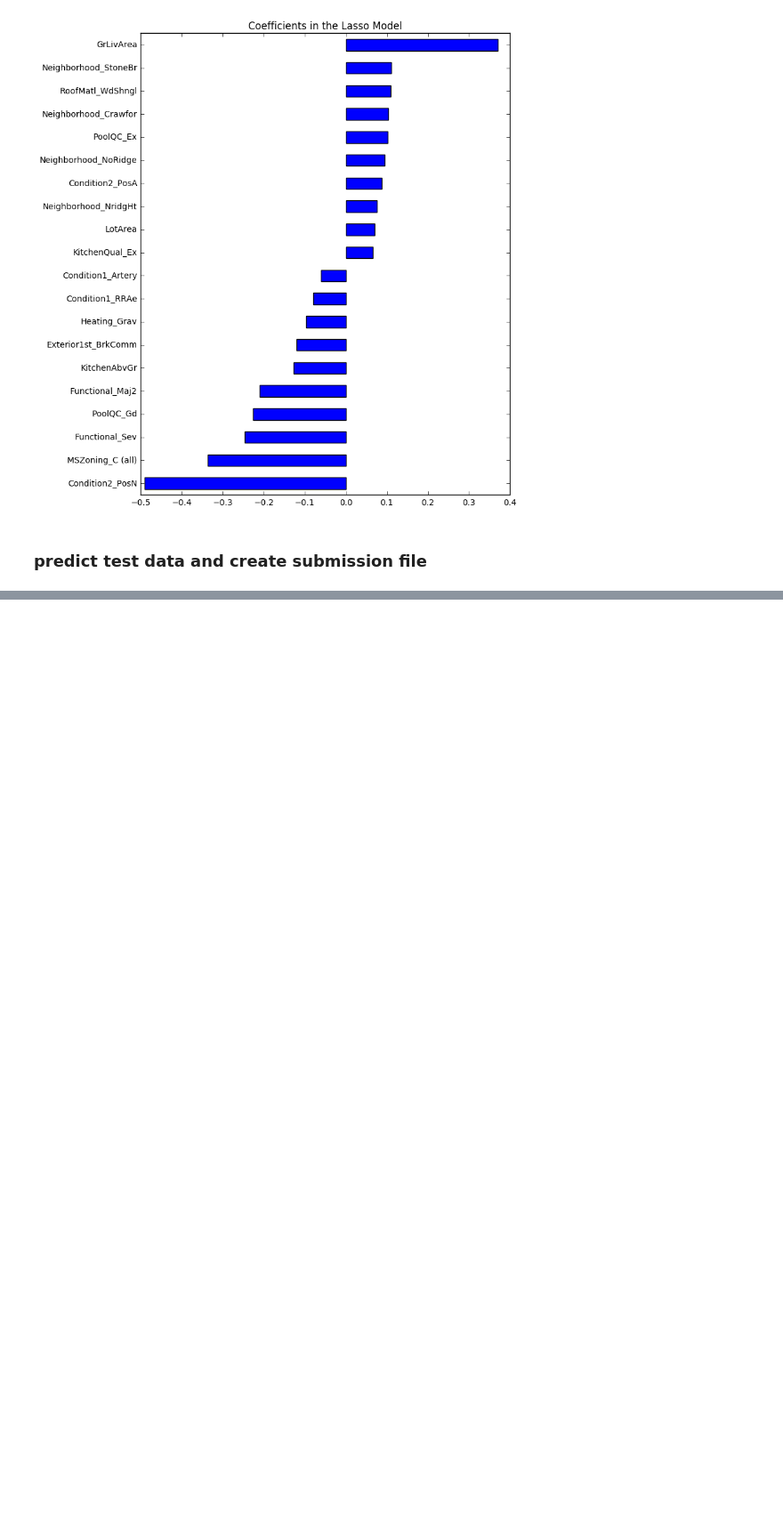
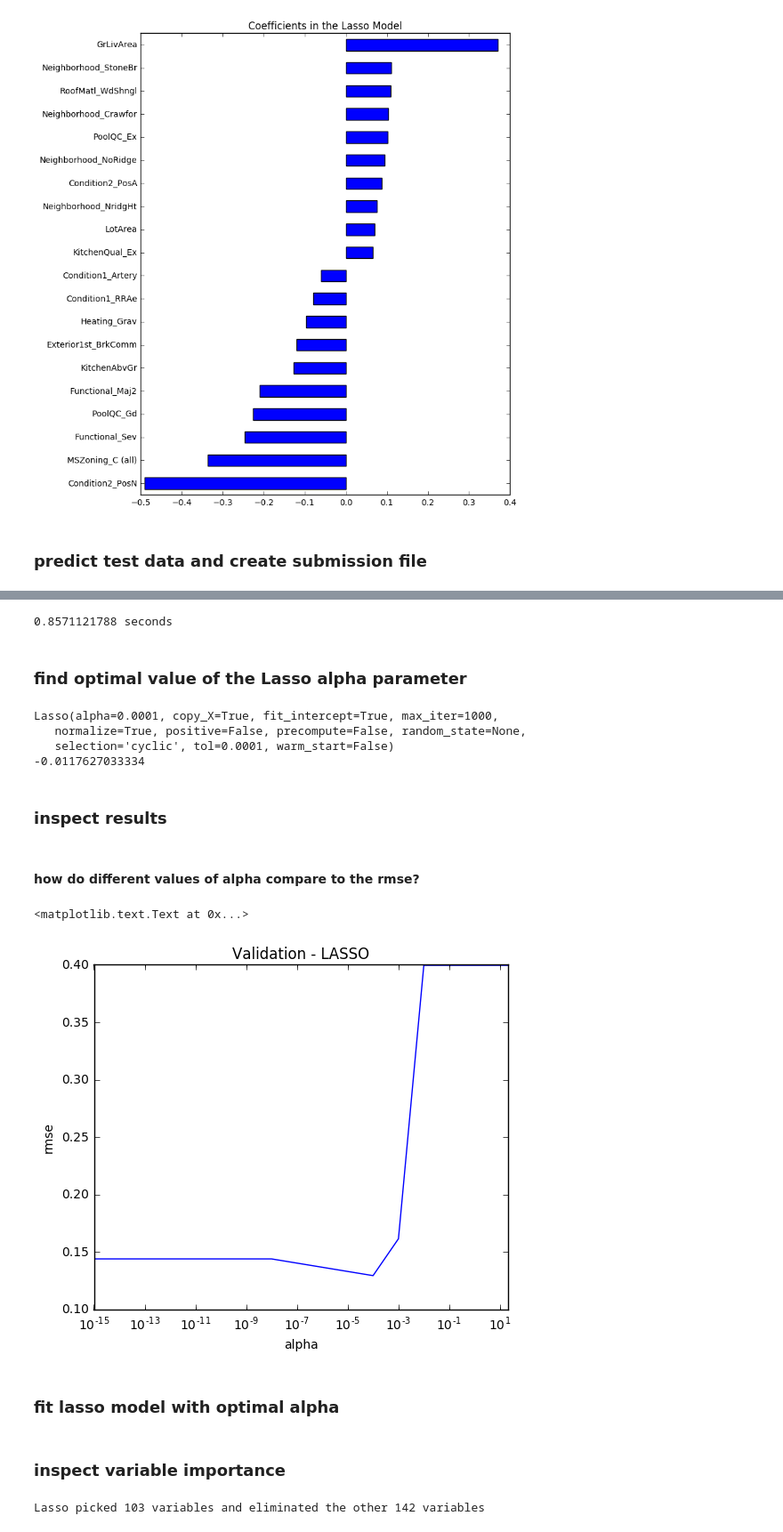
Before and after one commit to zlatankr/Projects, a Jupyter notebook: Homes/Models.ipynb, the cells around one changed output, grey strips where cells are left out. Shown at 89% size. Drawn from its saved outputs; the diff is of its cells as text; code cells hidden in the pictures; blank space fills up the shorter version.

Commit message:
finish Lasso & XGBoost

```diff
--- a/Homes/Models.ipynb
+++ b/Homes/Models.ipynb
@@ -442,0 +470,52 @@ score: .013624
+# %%
+train, test, y = log(train, test, y)
+# %%
+train, test = fp.lotfrontage(train, test)
+train, test = fp.garageyrblt(train, test)
+train, test = fp.impute(train, test)
+#train, test = fp.scale(train, test)
+train, test = fp.dummies(train, test)
+# %% [output]
+0.8571121788 seconds
+# %% [markdown]
+### find optimal value of the Lasso alpha parameter
+# %%
+from sklearn.model_selection import GridSearchCV
+from sklearn.linear_model import Lasso
+
+alpha_ridge = [1e-15, 1e-10, 1e-8, 1e-4, 1e-3,1e-2, 1, 5, 10, 20]
+
+coeffs = {}
+for alpha in alpha_ridge:
+    r = Lasso(alpha=alpha, normalize=True, max_iter=1000000)
+    r = r.fit(train, y)
+
+grid_search = GridSearchCV(Lasso(alpha=alpha, normalize=True), scoring='neg_mean_squared_error',
+                           param_grid={'alpha': alpha_ridge}, cv=10, n_jobs=-1)
+grid_search.fit(train, y)
+
+print grid_search.best_estimator_
+print grid_search.score(train, y)
+# %% [output]
+Lasso(alpha=0.0001, copy_X=True, fit_intercept=True, max_iter=1000,
+   normalize=True, positive=False, precompute=False, random_state=None,
+   selection='cyclic', tol=0.0001, warm_start=False)
+-0.0117627033334
+# %% [markdown]
+### inspect results
+# %% [markdown]
+#### how do different values of alpha compare to the rmse?
+# %%
+alpha = alpha_ridge
+rmse = list(np.sqrt(-grid_search.cv_results_['mean_test_score']))
+# %%
+plt.figure(figsize=(6,5))
+lasso_cv = pd.Series(rmse, index = alpha)
+lasso_cv.plot(title = "Validation - LASSO", logx=True)
+plt.xlabel("alpha")
+plt.ylabel("rmse")
+# %% [output]
+<matplotlib.text.Text at 0x...>
+[figure, added]
+# %% [markdown]
+### fit lasso model with optimal alpha
@@ -442,0 +525,2 @@ score: .013624
+# %% [markdown]
+### inspect variable importance
@@ -442,0 +529,4 @@ score: .013624
+# %%
+print("Lasso picked " + str(sum(coef != 0)) + " variables and eliminated the other " +  str(sum(coef == 0)) + " variables")
+# %% [output]
+Lasso picked 103 variables and eliminated the other 142 variables
```
Also changed, not shown: parts of 164 cells of this notebook, 14 other files.
